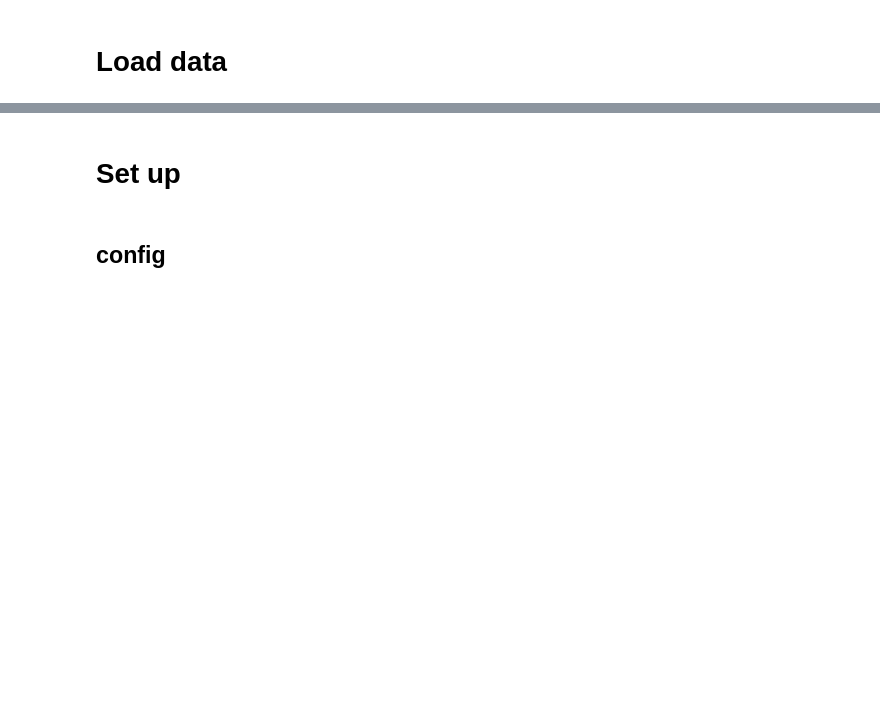
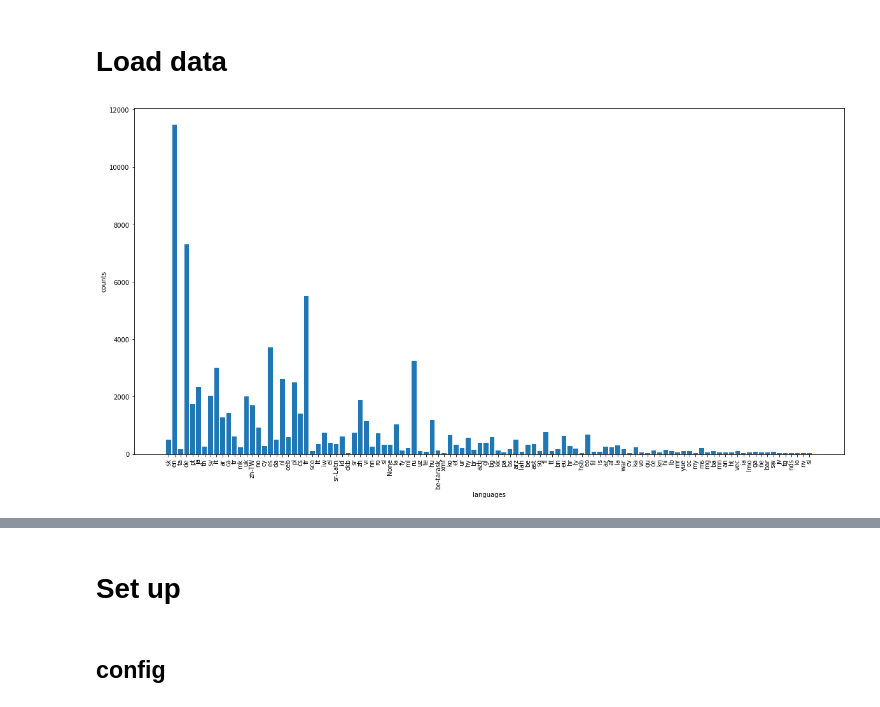
Before and after one commit to luyuzhe111/image-caption-match, a Jupyter notebook: main.ipynb, the cells around one changed output, grey strips where cells are left out. Cells and saved outputs as stored; diff of their text form; code cells hidden in the pictures; blank space fills up the shorter version.

```diff
--- a/main.ipynb
+++ b/main.ipynb
@@ -127,0 +147,14 @@ df_test = pd.read_feather('./test-subsample.feather')
+# %%
+lan_counter = Counter(df_train['language'])
+# %%
+lans = [str(i) for i in list(lan_counter.keys())]
+counts = [int(i) for i in list(lan_counter.values())]
+# %%
+plt.figure(figsize=(20,10))
+plt.bar(lans, counts)
+plt.xticks(lans, lans, rotation='vertical')
+plt.ylabel('counts')
+plt.xlabel('languages')
+plt.savefig('language_count.png', dpi=300)
+# %% [output]
+[figure, added]
```
Also changed, not shown: parts of 23 cells of this notebook.
